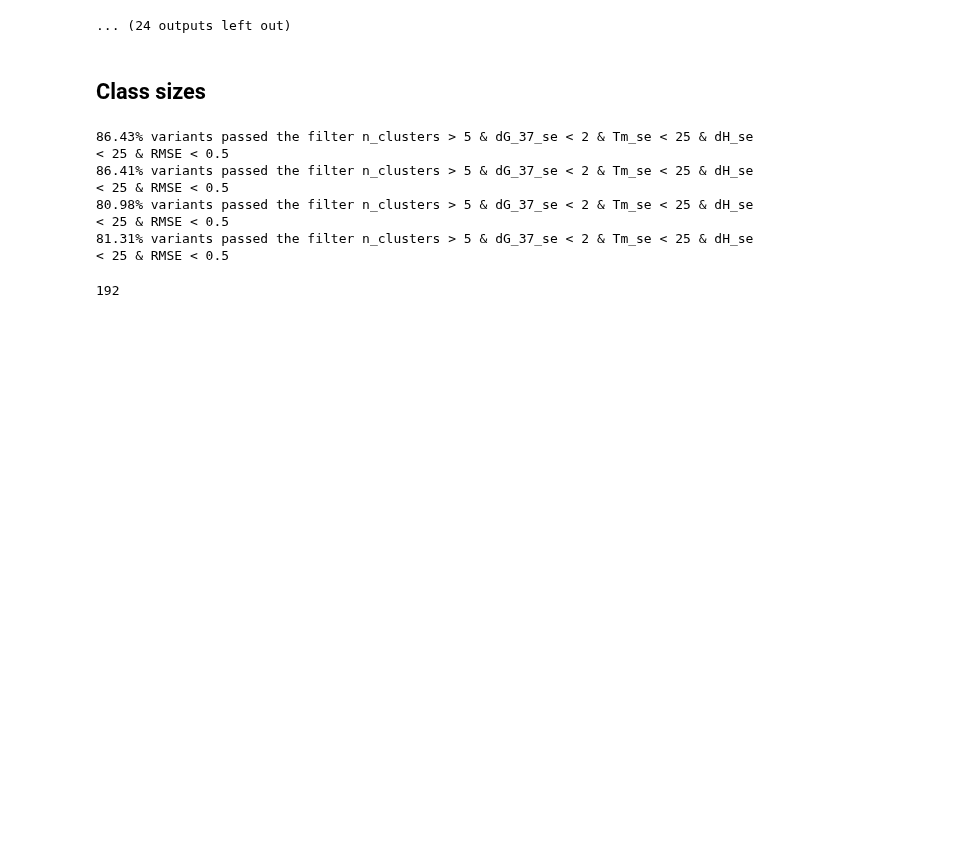
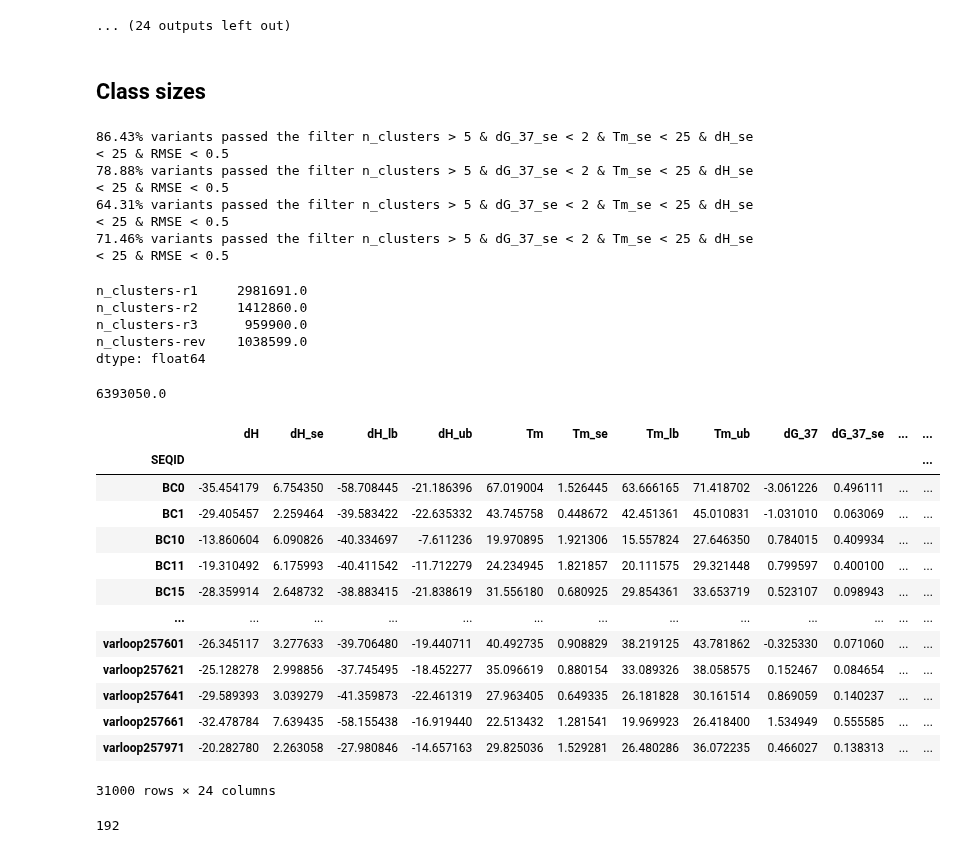
Before and after one commit to keyuxi/nnn_analysis, a Jupyter notebook: 220420_figure1_local.ipynb, the cells around one changed output. Saved outputs shown, nothing was run; the diff lists cells and outputs as text; code cells hidden in the pictures; blank space fills up the shorter version.

```diff
--- a/220420_figure1_local.ipynb
+++ b/220420_figure1_local.ipynb
@@ -98,13 +98,42 @@ padded_rects = squarify.padded_squarify(values, x, y, width, height)
 from nnn.arraydata import ArrayData
 replicate_df = pd.read_table('./data/nnnlib2b_replicates.tsv')
 arraydata = ArrayData(replicate_df=replicate_df.iloc[:4,:],
-                      annotation_file='./data/annotation/NNNlib2b_annotation_20220418.tsv')
-annotation = pd.read_table('./data/annotation/NNNlib2b_annotation_20220418.tsv')
+                      annotation_file='./data/annotation/NNNlib2b_annotation_20220519.tsv')
+annotation = pd.read_table('./data/annotation/NNNlib2b_annotation_20220519.tsv')
 # %% [output]
 86.43% variants passed the filter n_clusters > 5 & dG_37_se < 2 & Tm_se < 25 & dH_se < 25 & RMSE < 0.5
-86.41% variants passed the filter n_clusters > 5 & dG_37_se < 2 & Tm_se < 25 & dH_se < 25 & RMSE < 0.5
-80.98% variants passed the filter n_clusters > 5 & dG_37_se < 2 & Tm_se < 25 & dH_se < 25 & RMSE < 0.5
-81.31% variants passed the filter n_clusters > 5 & dG_37_se < 2 & Tm_se < 25 & dH_se < 25 & RMSE < 0.5
+78.88% variants passed the filter n_clusters > 5 & dG_37_se < 2 & Tm_se < 25 & dH_se < 25 & RMSE < 0.5
+64.31% variants passed the filter n_clusters > 5 & dG_37_se < 2 & Tm_se < 25 & dH_se < 25 & RMSE < 0.5
+71.46% variants passed the filter n_clusters > 5 & dG_37_se < 2 & Tm_se < 25 & dH_se < 25 & RMSE < 0.5
+# %%
+arraydata.data_all[[c for c in arraydata.data_all.columns if c.startswith('n_clusters')]].sum(axis=0)
+# %% [output]
+n_clusters-r1     2981691.0
+n_clusters-r2     1412860.0
+n_clusters-r3      959900.0
+n_clusters-rev    1038599.0
+dtype: float64
+# %%
+arraydata.data_all[[c for c in arraydata.data_all.columns if c.startswith('n_clusters')]].sum(axis=0).sum()
+# %% [output]
+6393050.0
+# %%
+arraydata.data
+# %% [output]
+|  | dH | dH_se | dH_lb | dH_ub | Tm | Tm_se | Tm_lb | Tm_ub | dG_37 | dG_37_se | ... | ... |
+| SEQID |  |  |  |  |  |  |  |  |  |  |  | ... |
+| BC0 | -35.454179 | 6.754350 | -58.708445 | -21.186396 | 67.019004 | 1.526445 | 63.666165 | 71.418702 | -3.061226 | 0.496111 | ... | ... |
+| BC1 | -29.405457 | 2.259464 | -39.583422 | -22.635332 | 43.745758 | 0.448672 | 42.451361 | 45.010831 | -1.031010 | 0.063069 | ... | ... |
+| BC10 | -13.860604 | 6.090826 | -40.334697 | -7.611236 | 19.970895 | 1.921306 | 15.557824 | 27.646350 | 0.784015 | 0.409934 | ... | ... |
+| BC11 | -19.310492 | 6.175993 | -40.411542 | -11.712279 | 24.234945 | 1.821857 | 20.111575 | 29.321448 | 0.799597 | 0.400100 | ... | ... |
+| BC15 | -28.359914 | 2.648732 | -38.883415 | -21.838619 | 31.556180 | 0.680925 | 29.854361 | 33.653719 | 0.523107 | 0.098943 | ... | ... |
+| ... | ... | ... | ... | ... | ... | ... | ... | ... | ... | ... | ... | ... |
+| varloop257601 | -26.345117 | 3.277633 | -39.706480 | -19.440711 | 40.492735 | 0.908829 | 38.219125 | 43.781862 | -0.325330 | 0.071060 | ... | ... |
+| varloop257621 | -25.128278 | 2.998856 | -37.745495 | -18.452277 | 35.096619 | 0.880154 | 33.089326 | 38.058575 | 0.152467 | 0.084654 | ... | ... |
+| varloop257641 | -29.589393 | 3.039279 | -41.359873 | -22.461319 | 27.963405 | 0.649335 | 26.181828 | 30.161514 | 0.869059 | 0.140237 | ... | ... |
+| varloop257661 | -32.478784 | 7.639435 | -58.155438 | -16.919440 | 22.513432 | 1.281541 | 19.969923 | 26.418400 | 1.534949 | 0.555585 | ... | ... |
+| varloop257971 | -20.282780 | 2.263058 | -27.980846 | -14.657163 | 29.825036 | 1.529281 | 26.480286 | 36.072235 | 0.466027 | 0.138313 | ... | ... |
+31000 rows × 24 columns
 # %%
 annotation.query("ConstructType == '3mer'").TargetStruct.apply(lambda s: (s.count(".") - 4) / 2 == 0).sum()
 # %% [output]
```
Also changed, not shown: parts of 3 cells of this notebook, 22 other files.
